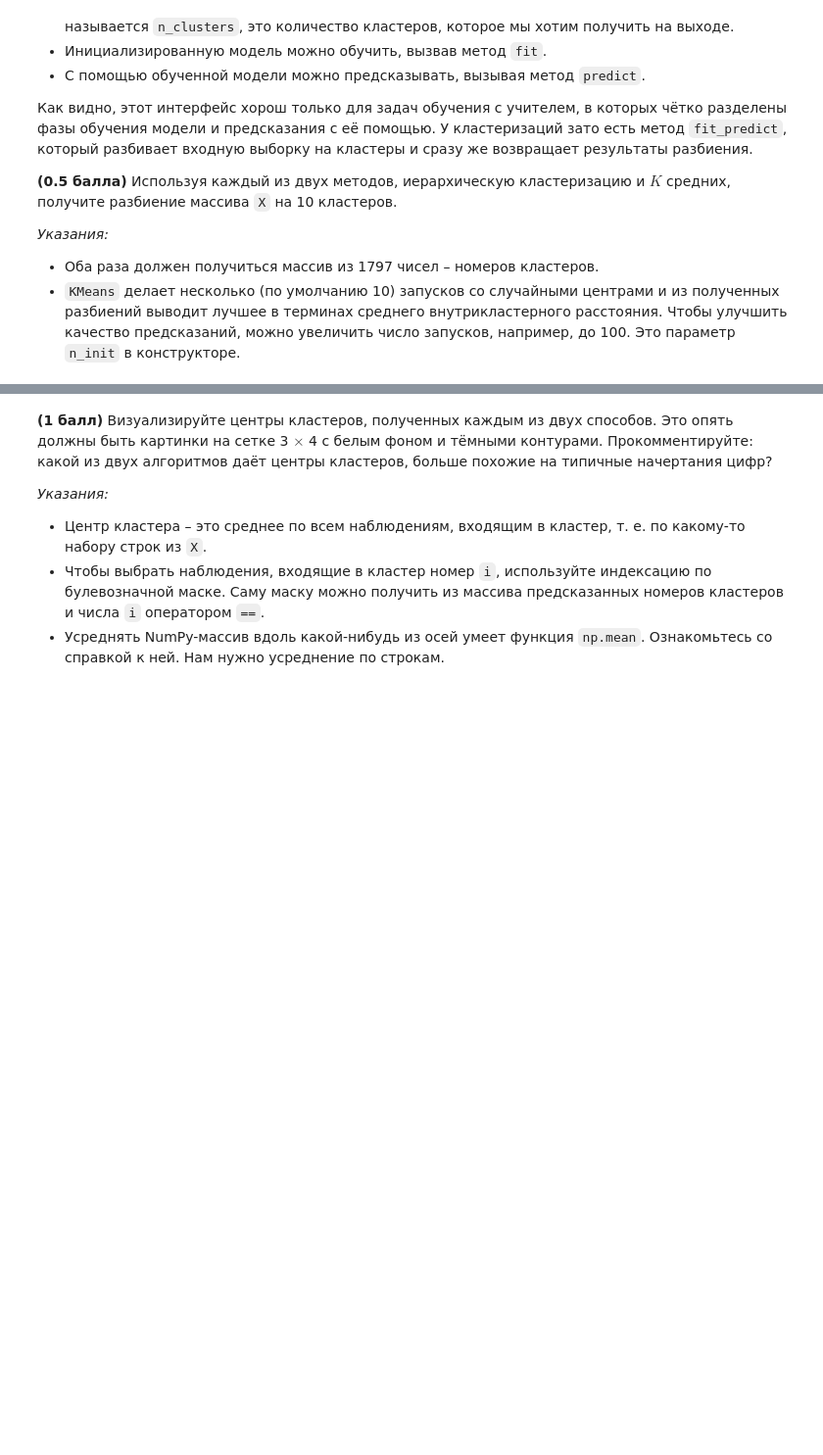
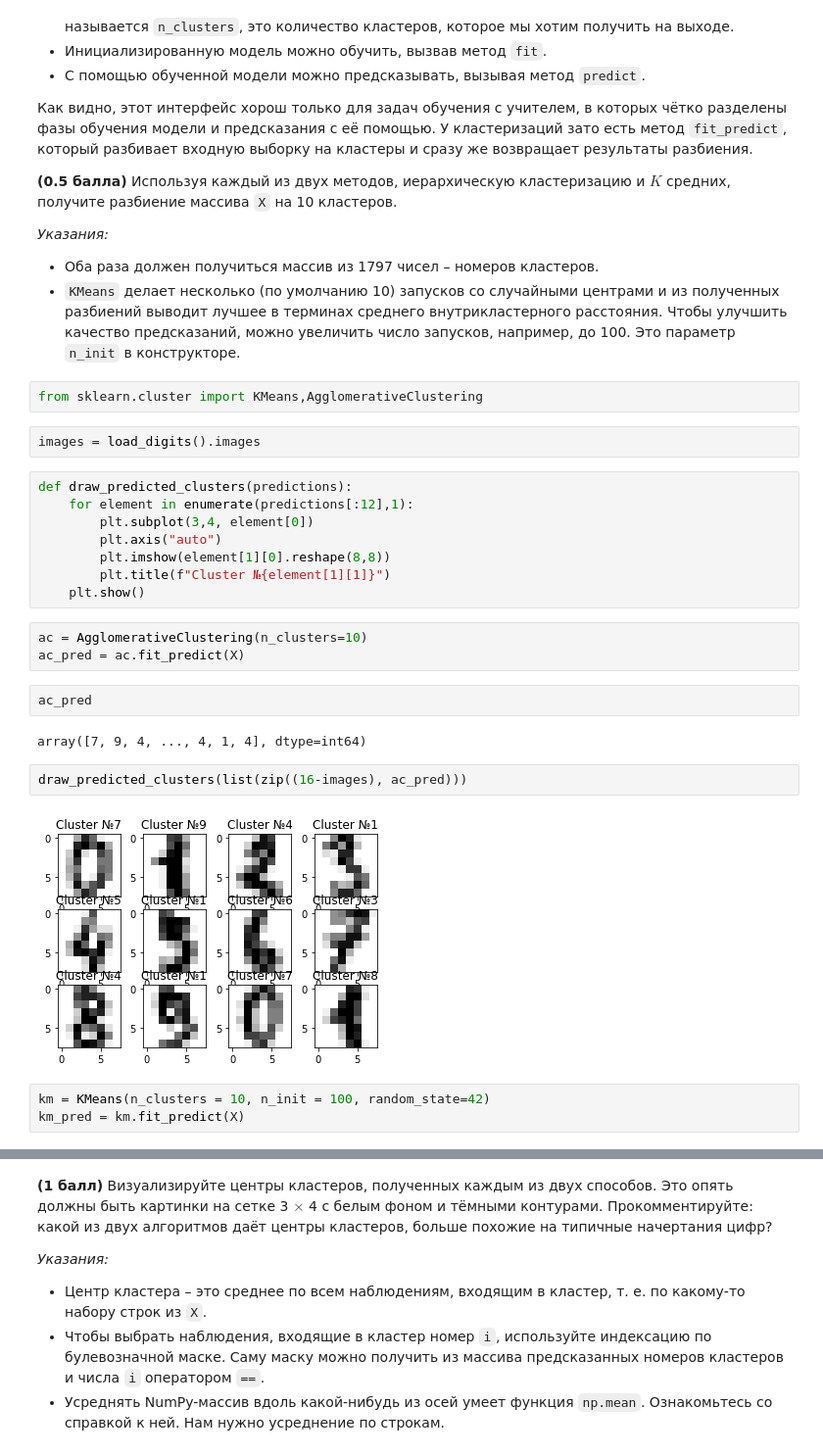
Before and after one commit to andapka/Rolling-Scopes-course, a Jupyter notebook: 7_Clustering/clustering.ipynb, the cells around one changed output, grey strips where cells are left out. Shown at 98% size. Saved outputs shown, nothing was run; the diff lists cells and outputs as text; blank space fills up the shorter version.

```diff
--- a/7_Clustering/clustering.ipynb
+++ b/7_Clustering/clustering.ipynb
@@ -47,3 +70,29 @@
 *Указания:*
 - Оба раза должен получиться массив из 1797 чисел – номеров кластеров.
 - `KMeans` делает несколько (по умолчанию 10) запусков со случайными центрами и из полученных разбиений выводит лучшее в терминах среднего внутрикластерного расстояния. Чтобы улучшить качество предсказаний, можно увеличить число запусков, например, до 100. Это параметр `n_init` в конструкторе.
+# %%
+from sklearn.cluster import KMeans,AgglomerativeClustering
+# %%
+images = load_digits().images
+# %%
+def draw_predicted_clusters(predictions):
+    for element in enumerate(predictions[:12],1):
+        plt.subplot(3,4, element[0])
+        plt.axis("auto")
+        plt.imshow(element[1][0].reshape(8,8))
+        plt.title(f"Cluster №{element[1][1]}")
+    plt.show()
+# %%
+ac = AgglomerativeClustering(n_clusters=10)
+ac_pred = ac.fit_predict(X)
+# %%
+ac_pred
+# %% [output]
+array([7, 9, 4, ..., 4, 1, 4], dtype=int64)
+# %%
+draw_predicted_clusters(list(zip((16-images), ac_pred)))
+# %% [output]
+[figure, added]
+# %%
+km = KMeans(n_clusters = 10, n_init = 100, random_state=42)
+km_pred = km.fit_predict(X)
```
Also changed, not shown: parts of 86 cells of this notebook.
